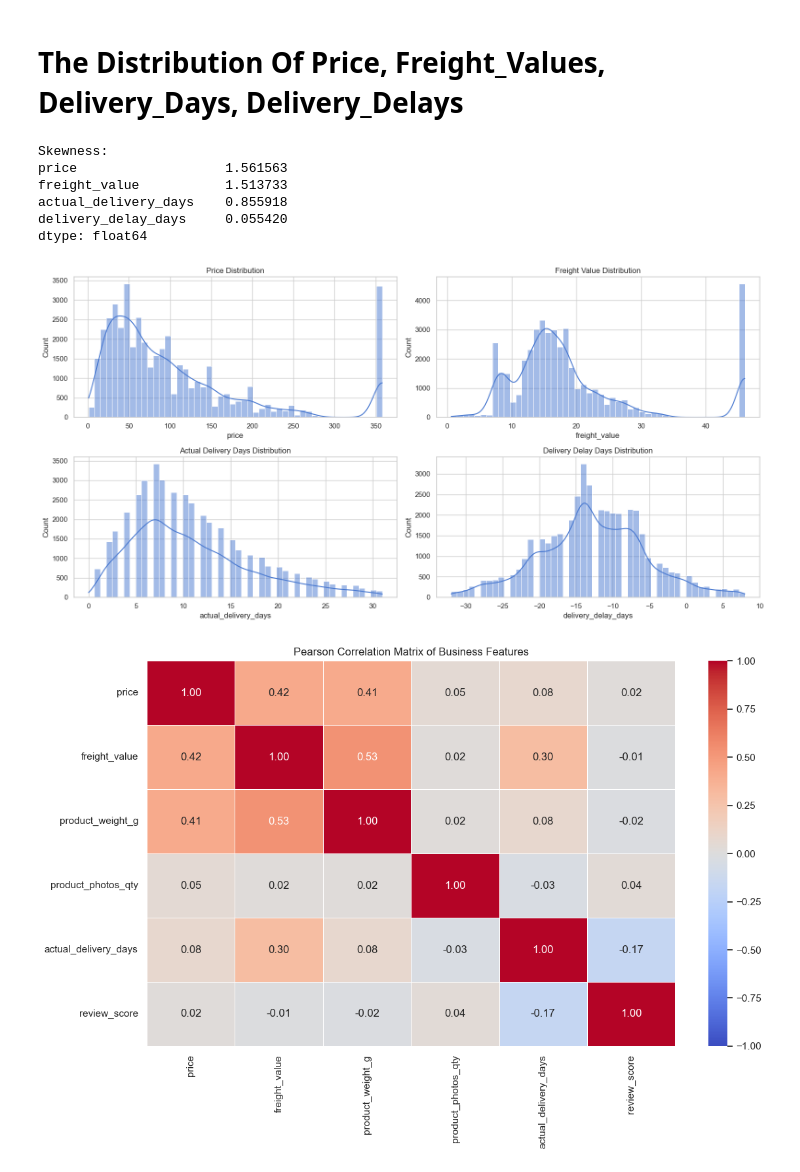
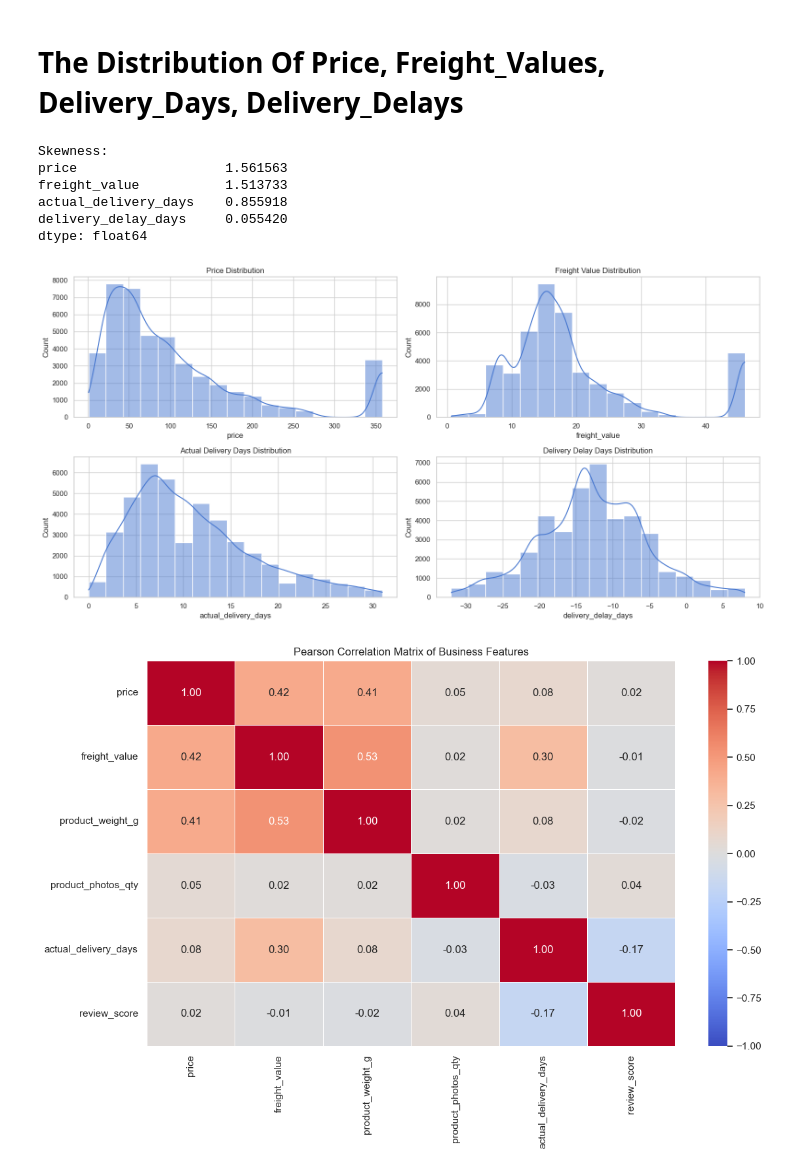
Before and after one commit to Labib1610/Olist_analysis, a Jupyter notebook: notebooks/02_exploratory_data_analysis.ipynb, the cells around one changed output. Cells and saved outputs as stored; diff of their text form; code cells hidden in the pictures.

```diff
--- a/notebooks/02_exploratory_data_analysis.ipynb
+++ b/notebooks/02_exploratory_data_analysis.ipynb
@@ -78,30 +78,30 @@ memory usage: 12.2 MB
 # %%
 print("\nSkewness:")
 print(df[['price', 'freight_value', 'actual_delivery_days','delivery_delay_days']].skew().T)
 # Data Distribution Plots
 plt.figure(figsize=(16, 8))
 plt.subplot(2, 2, 1)
-sns.histplot(df['price'], bins=50, kde=True)
+sns.histplot(df['price'], bins="sturges", kde=True)
 plt.title('Price Distribution')
 plt.subplot(2, 2, 2)
-sns.histplot(df['freight_value'], bins=50, kde=True)
+sns.histplot(df['freight_value'], bins="sturges", kde=True)
 plt.title('Freight Value Distribution')
 plt.subplot(2, 2, 3)
-sns.histplot(df['actual_delivery_days'], bins=50, kde=True)
+sns.histplot(df['actual_delivery_days'], bins="sturges", kde=True)
 plt.title('Actual Delivery Days Distribution')
 plt.subplot(2, 2, 4)
-sns.histplot(df['delivery_delay_days'], bins=50, kde=True)
+sns.histplot(df['delivery_delay_days'], bins="sturges", kde=True)
 plt.title('Delivery Delay Days Distribution')
 plt.tight_layout()
 plt.show()
 # %% [output]
 Skewness:
 price                   1.561563
 freight_value           1.513733
 actual_delivery_days    0.855918
 delivery_delay_days     0.055420
 dtype: float64
-[figure, old version]
+[figure, new version]
 # %%
 # for i in df.select_dtypes(include="number").columns:
 #     sns.histplot(data=df, x=i)
```
Also changed, not shown: 2 other files.
